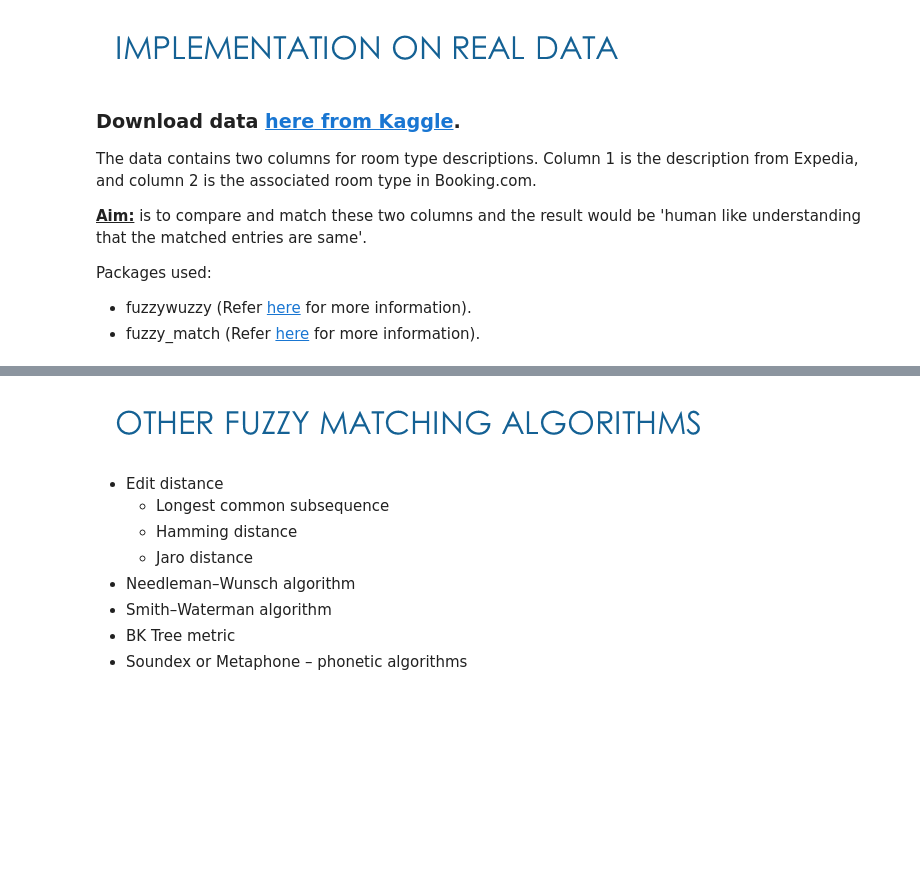
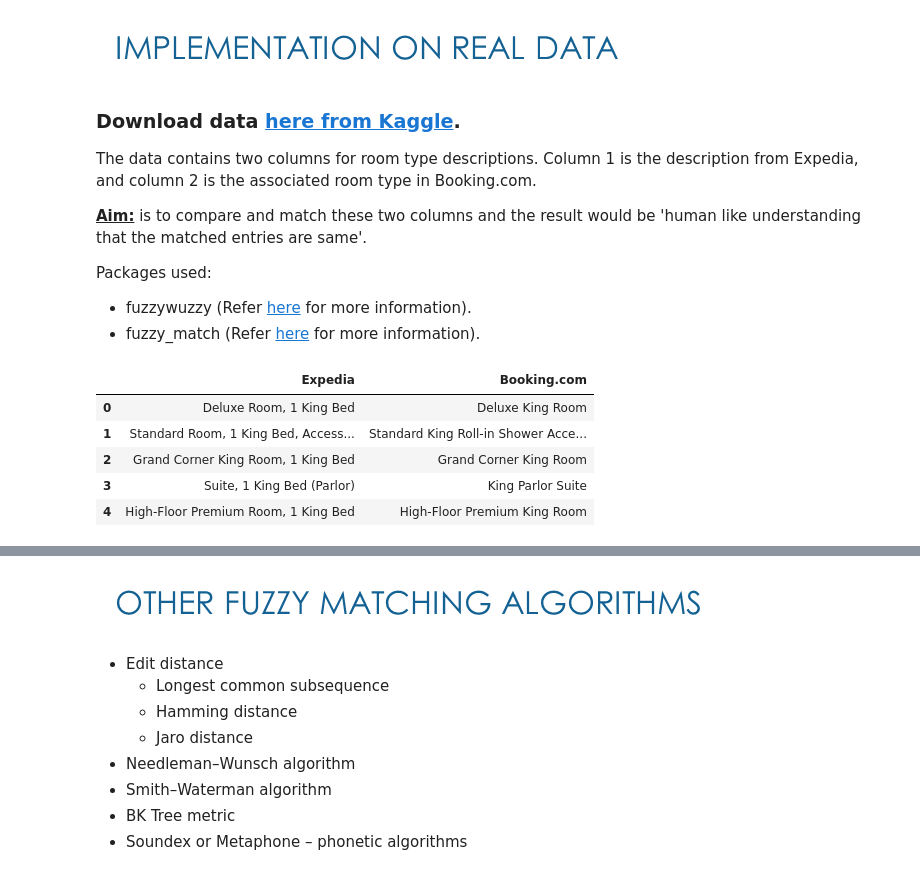
Before and after one commit to madhurima-nath/nlp_fuzzy_match_algorithms, a Jupyter notebook: fuzzy matching algorithm.ipynb, the cells around one changed output, grey strips where cells are left out. Saved outputs shown, nothing was run; the diff lists cells and outputs as text; code cells hidden in the pictures; blank space fills up the shorter version.

```diff
--- a/fuzzy matching algorithm.ipynb
+++ b/fuzzy matching algorithm.ipynb
@@ -266,3 +266,12 @@ from fuzzywuzzy import fuzz
 from fuzzy_match import algorithims
 # %%
 df = pd.read_csv('room_type.csv')
+# %%
+df.head()
+# %% [output]
+|  | Expedia | Booking.com |
+| 0 | Deluxe Room, 1 King Bed | Deluxe King Room |
+| 1 | Standard Room, 1 King Bed, Access... | Standard King Roll-in Shower Acce... |
+| 2 | Grand Corner King Room, 1 King Bed | Grand Corner King Room |
+| 3 | Suite, 1 King Bed (Parlor) | King Parlor Suite |
+| 4 | High-Floor Premium Room, 1 King Bed | High-Floor Premium King Room |
```
Also changed, not shown: parts of 6 cells of this notebook.
